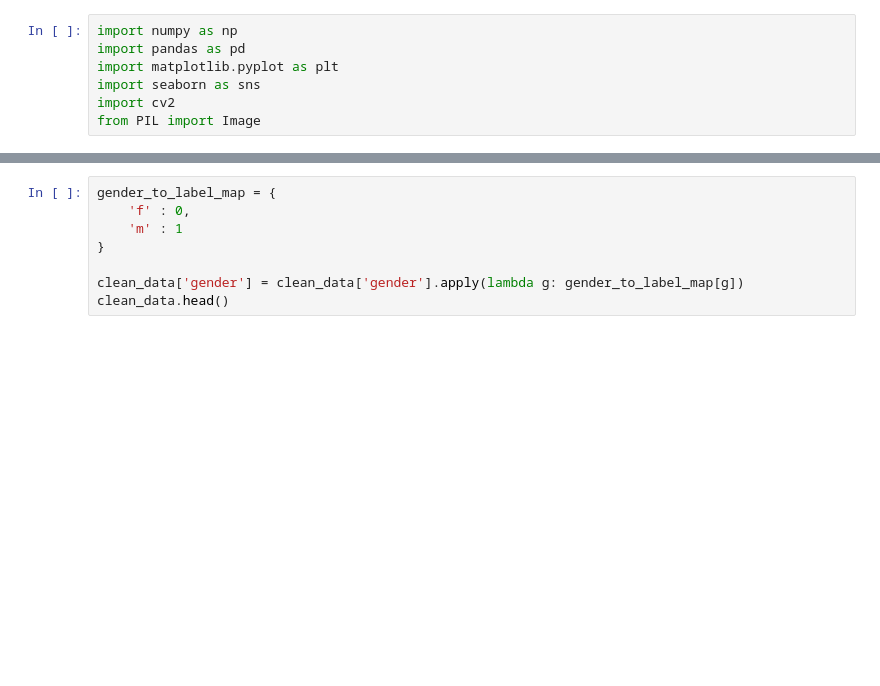
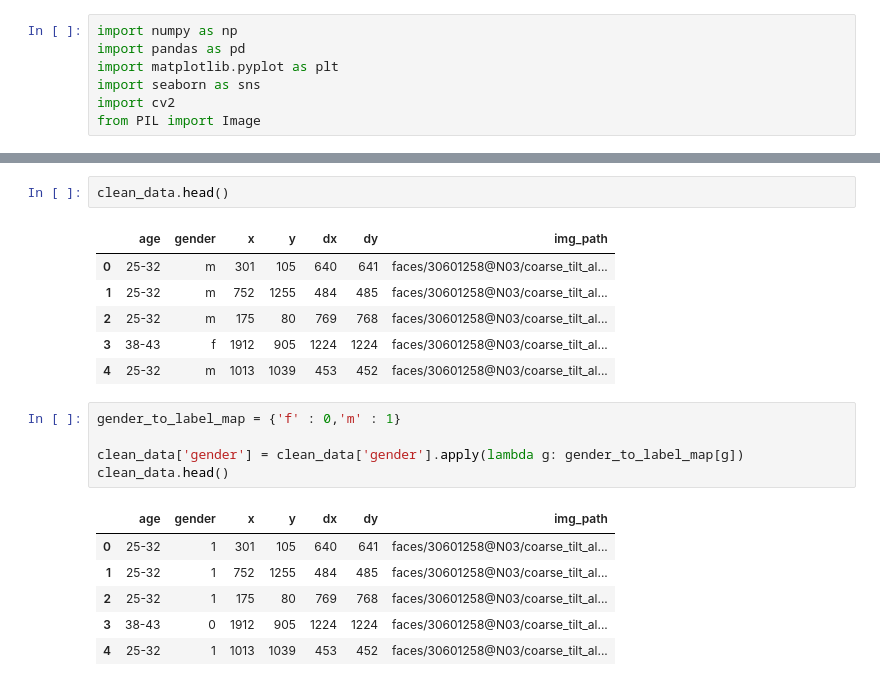
Before and after one commit to Ahtesham-Ibne-Mostafa/Image_Processing, a Jupyter notebook: Gender_and_Age_Detection_using_Keras_and_OpenCV.ipynb, the cells around one changed output, grey strips where cells are left out. Saved outputs shown, nothing was run; the diff lists cells and outputs as text; blank space fills up the shorter version.

```diff
--- a/Gender_and_Age_Detection_using_Keras_and_OpenCV.ipynb
+++ b/Gender_and_Age_Detection_using_Keras_and_OpenCV.ipynb
@@ -72,11 +225,24 @@ clean_data.info()
+# %%
+clean_data.head()
+# %% [output]
+|  | age | gender | x | y | dx | dy | img_path |
+| 0 | 25-32 | m | 301 | 105 | 640 | 641 | faces/30601258@N03/coarse_tilt_al... |
+| 1 | 25-32 | m | 752 | 1255 | 484 | 485 | faces/30601258@N03/coarse_tilt_al... |
+| 2 | 25-32 | m | 175 | 80 | 769 | 768 | faces/30601258@N03/coarse_tilt_al... |
+| 3 | 38-43 | f | 1912 | 905 | 1224 | 1224 | faces/30601258@N03/coarse_tilt_al... |
+| 4 | 25-32 | m | 1013 | 1039 | 453 | 452 | faces/30601258@N03/coarse_tilt_al... |
 # %%
-gender_to_label_map = {
-    'f' : 0,
-    'm' : 1
-}
+gender_to_label_map = {'f' : 0,'m' : 1}
 
 clean_data['gender'] = clean_data['gender'].apply(lambda g: gender_to_label_map[g])
 clean_data.head()
+# %% [output]
+|  | age | gender | x | y | dx | dy | img_path |
+| 0 | 25-32 | 1 | 301 | 105 | 640 | 641 | faces/30601258@N03/coarse_tilt_al... |
+| 1 | 25-32 | 1 | 752 | 1255 | 484 | 485 | faces/30601258@N03/coarse_tilt_al... |
+| 2 | 25-32 | 1 | 175 | 80 | 769 | 768 | faces/30601258@N03/coarse_tilt_al... |
+| 3 | 38-43 | 0 | 1912 | 905 | 1224 | 1224 | faces/30601258@N03/coarse_tilt_al... |
+| 4 | 25-32 | 1 | 1013 | 1039 | 453 | 452 | faces/30601258@N03/coarse_tilt_al... |
 # %%
 age_to_label_map = {
     '0-2'  :0,
```
Also changed, not shown: parts of 34 cells of this notebook.
